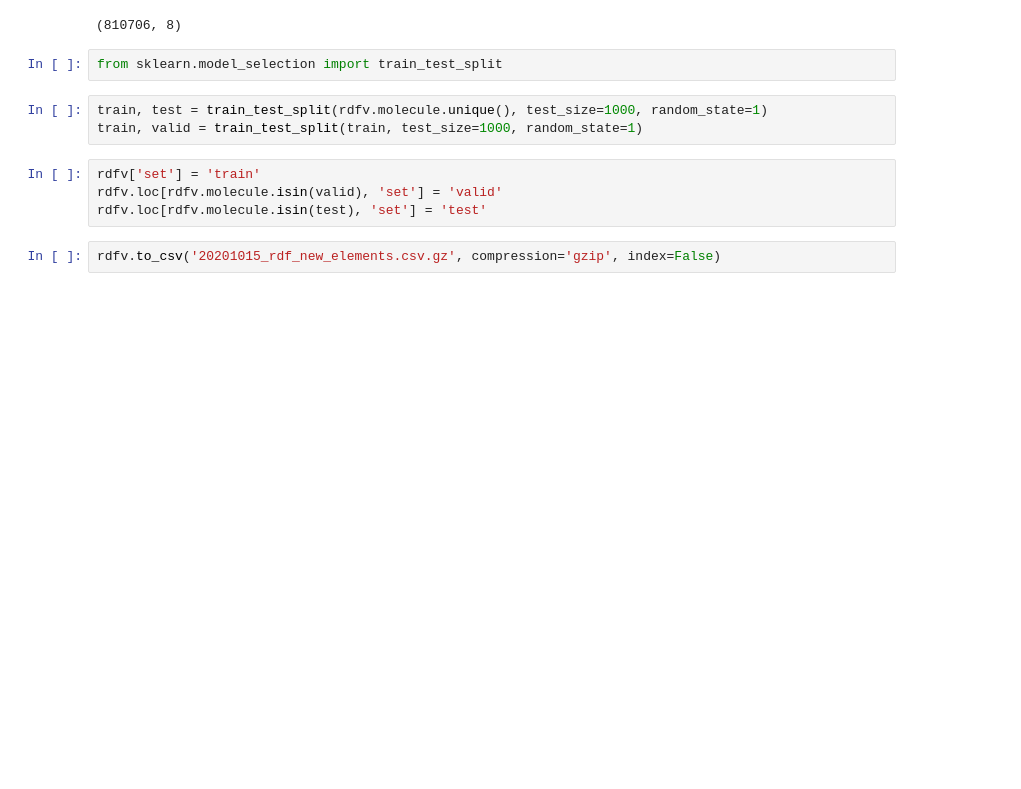
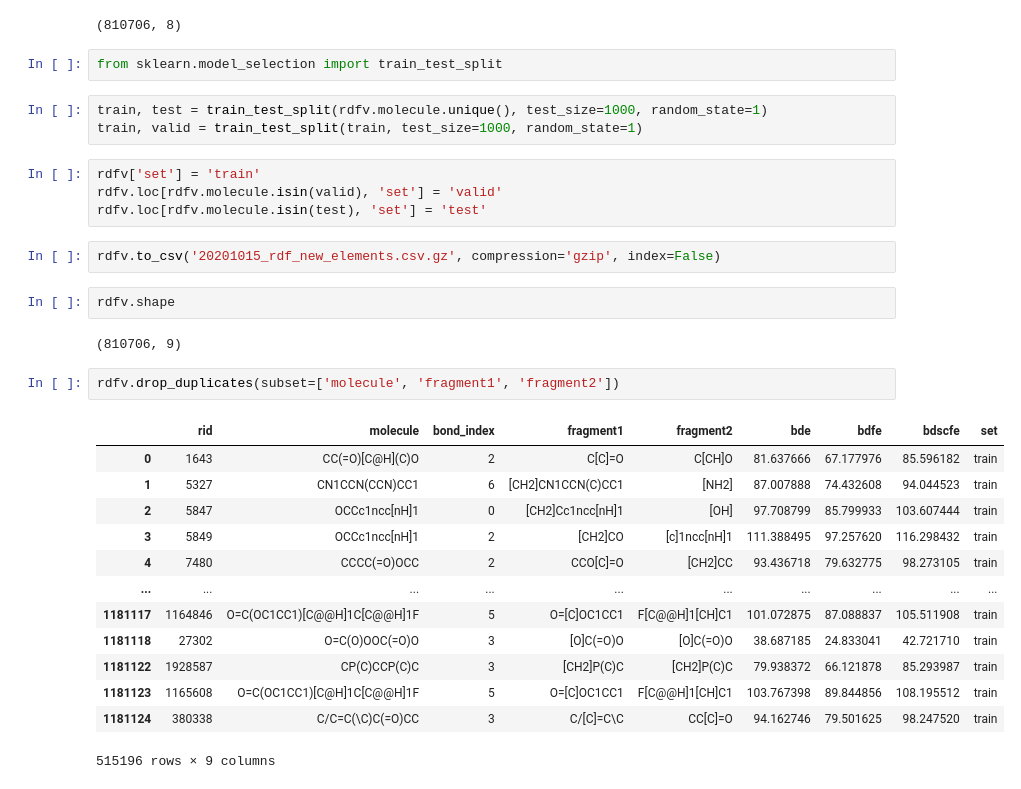
Before and after one commit to pstjohn/bde_tf2, a Jupyter notebook: pull_rdf_database.ipynb, the cells around one changed output. Cells and saved outputs as stored; diff of their text form; blank space fills up the shorter version.

```diff
--- a/pull_rdf_database.ipynb
+++ b/pull_rdf_database.ipynb
@@ -159,3 +159,23 @@ rdfv.loc[rdfv.molecule.isin(valid), 'set'] = 'valid'
 rdfv.loc[rdfv.molecule.isin(test), 'set'] = 'test'
 # %%
 rdfv.to_csv('20201015_rdf_new_elements.csv.gz', compression='gzip', index=False)
+# %%
+rdfv.shape
+# %% [output]
+(810706, 9)
+# %%
+rdfv.drop_duplicates(subset=['molecule', 'fragment1', 'fragment2'])
+# %% [output]
+|  | rid | molecule | bond_index | fragment1 | fragment2 | bde | bdfe | bdscfe | set |
+| 0 | 1643 | CC(=O)[C@H](C)O | 2 | C[C]=O | C[CH]O | 81.637666 | 67.177976 | 85.596182 | train |
+| 1 | 5327 | CN1CCN(CCN)CC1 | 6 | [CH2]CN1CCN(C)CC1 | [NH2] | 87.007888 | 74.432608 | 94.044523 | train |
+| 2 | 5847 | OCCc1ncc[nH]1 | 0 | [CH2]Cc1ncc[nH]1 | [OH] | 97.708799 | 85.799933 | 103.607444 | train |
+| 3 | 5849 | OCCc1ncc[nH]1 | 2 | [CH2]CO | [c]1ncc[nH]1 | 111.388495 | 97.257620 | 116.298432 | train |
+| 4 | 7480 | CCCC(=O)OCC | 2 | CCO[C]=O | [CH2]CC | 93.436718 | 79.632775 | 98.273105 | train |
+| ... | ... | ... | ... | ... | ... | ... | ... | ... | ... |
+| 1181117 | 1164846 | O=C(OC1CC1)[C@@H]1C[C@@H]1F | 5 | O=[C]OC1CC1 | F[C@@H]1[CH]C1 | 101.072875 | 87.088837 | 105.511908 | train |
+| 1181118 | 27302 | O=C(O)OOC(=O)O | 3 | [O]C(=O)O | [O]C(=O)O | 38.687185 | 24.833041 | 42.721710 | train |
+| 1181122 | 1928587 | CP(C)CCP(C)C | 3 | [CH2]P(C)C | [CH2]P(C)C | 79.938372 | 66.121878 | 85.293987 | train |
+| 1181123 | 1165608 | O=C(OC1CC1)[C@H]1C[C@@H]1F | 5 | O=[C]OC1CC1 | F[C@@H]1[CH]C1 | 103.767398 | 89.844856 | 108.195512 | train |
+| 1181124 | 380338 | C/C=C(\C)C(=O)CC | 3 | C/[C]=C\C | CC[C]=O | 94.162746 | 79.501625 | 98.247520 | train |
+515196 rows × 9 columns
```
Also changed, not shown: 5 other files.
